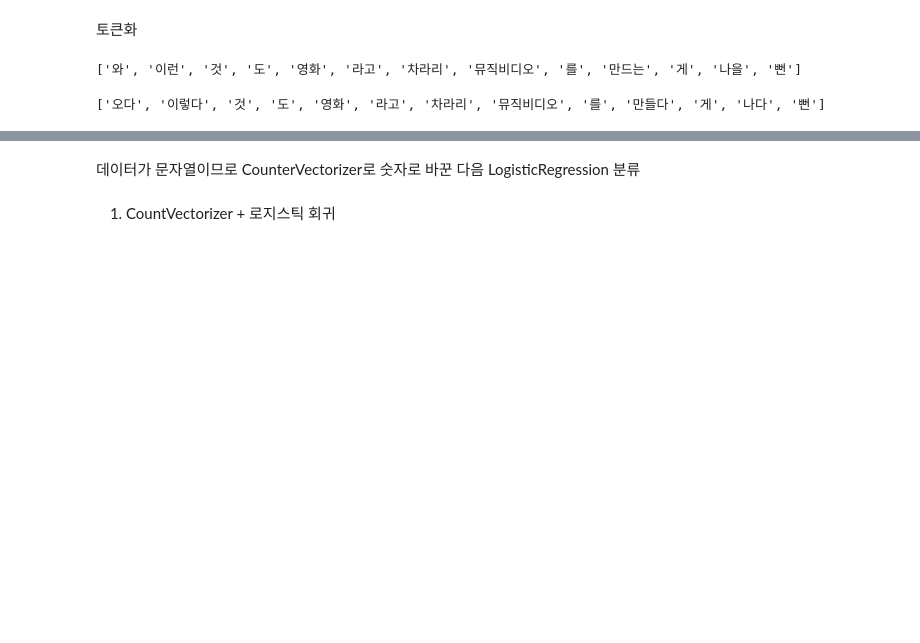
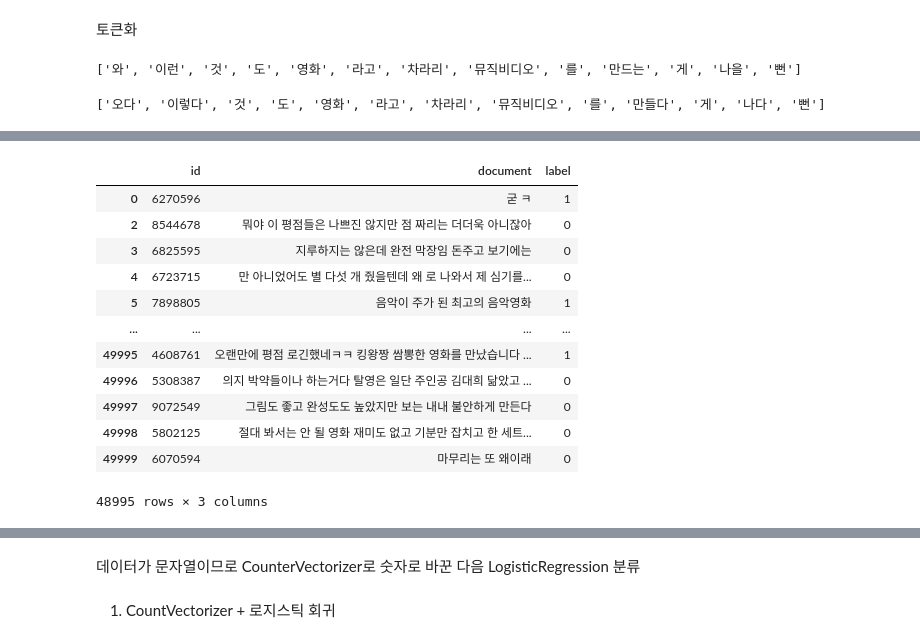
Before and after one commit to beegramin9/MachineLearning, a Jupyter notebook: 7_텍스트분석/4_네이버영화평감상분석.ipynb, the cells around one changed output, grey strips where cells are left out. Saved outputs shown, nothing was run; the diff lists cells and outputs as text; code cells hidden in the pictures; blank space fills up the shorter version.

```diff
--- a/7_텍스트분석/4_네이버영화평감상분석.ipynb
+++ b/7_텍스트분석/4_네이버영화평감상분석.ipynb
@@ -134,0 +151,16 @@ okt.morphs('와 이런 것도 영화라고 차라리 뮤직비디오를 만드
+# %%
+test_df
+# %% [output]
+|  | id | document | label |
+| 0 | 6270596 | 굳 ㅋ | 1 |
+| 2 | 8544678 | 뭐야 이 평점들은 나쁘진 않지만 점 짜리는 더더욱 아니잖아 | 0 |
+| 3 | 6825595 | 지루하지는 않은데 완전 막장임 돈주고 보기에는 | 0 |
+| 4 | 6723715 | 만 아니었어도 별 다섯 개 줬을텐데 왜 로 나와서 제 심기를... | 0 |
+| 5 | 7898805 | 음악이 주가 된 최고의 음악영화 | 1 |
+| ... | ... | ... | ... |
+| 49995 | 4608761 | 오랜만에 평점 로긴했네ㅋㅋ 킹왕짱 쌈뽕한 영화를 만났습니다 ... | 1 |
+| 49996 | 5308387 | 의지 박약들이나 하는거다 탈영은 일단 주인공 김대희 닮았고 ... | 0 |
+| 49997 | 9072549 | 그림도 좋고 완성도도 높았지만 보는 내내 불안하게 만든다 | 0 |
+| 49998 | 5802125 | 절대 봐서는 안 될 영화 재미도 없고 기분만 잡치고 한 세트... | 0 |
+| 49999 | 6070594 | 마무리는 또 왜이래 | 0 |
+48995 rows × 3 columns
```
Also changed, not shown: parts of 18 cells of this notebook, 7 other files.
